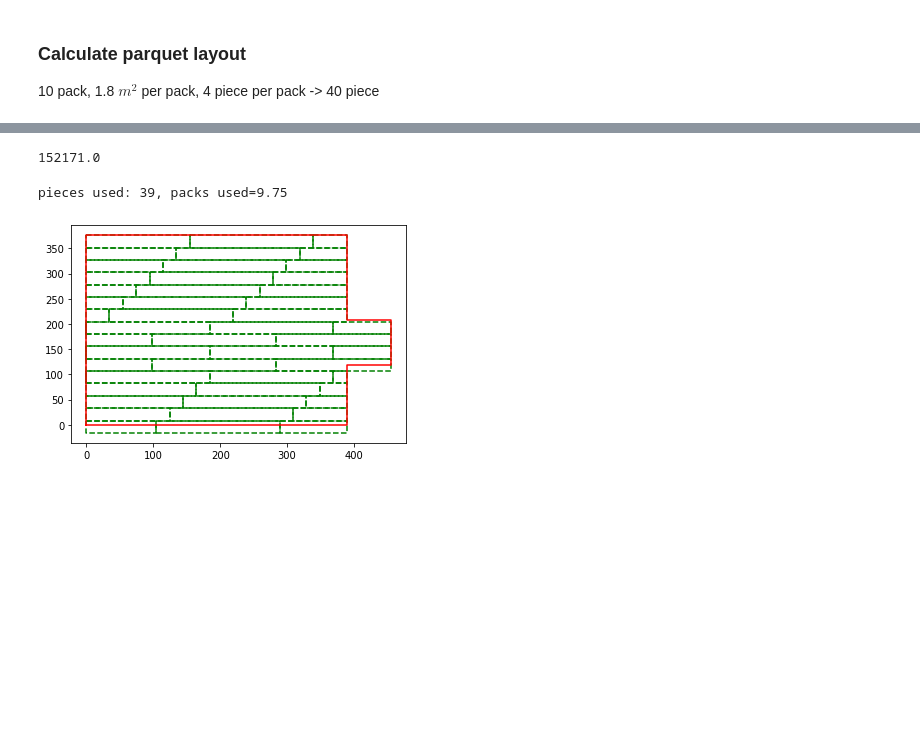
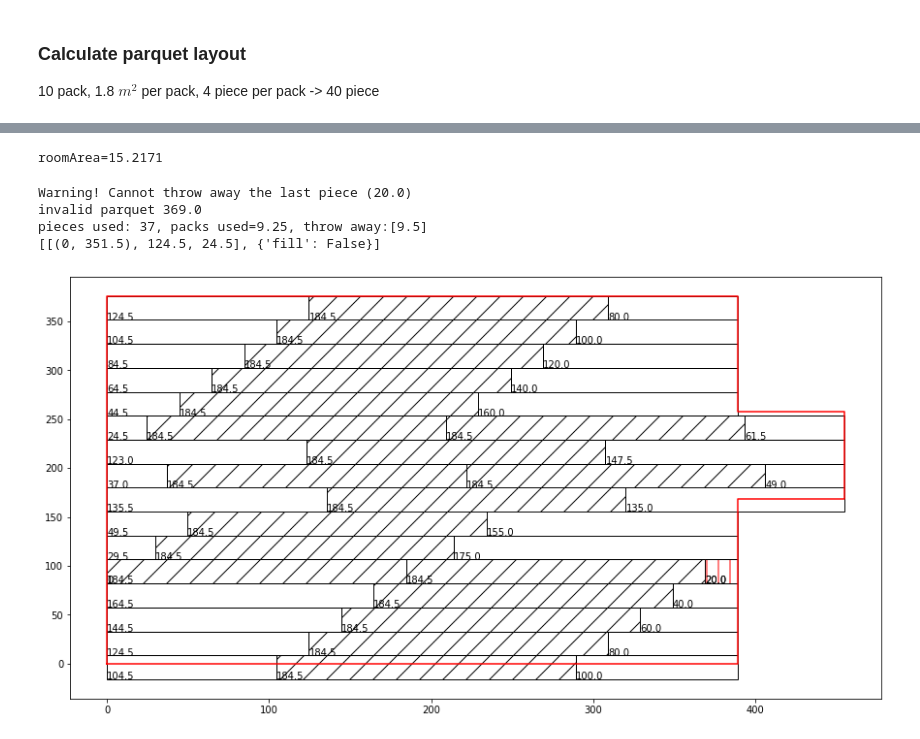
Before and after one commit to bdomokos74/practice_workbooks, a Jupyter notebook: parquet_layout.ipynb, the cells around one changed output, grey strips where cells are left out. Saved outputs shown, nothing was run; the diff lists cells and outputs as text; code cells hidden in the pictures; blank space fills up the shorter version.

```diff
--- a/parquet_layout.ipynb
+++ b/parquet_layout.ipynb
@@ -8,16 +9,16 @@ from pylab import rcParams
 rcParams['figure.figsize'] = 15, 8
 # %%
 # Input:
-firstCut = 30 # cut from first piece
-minWidth = 30 # minimum size of piece, if smaller, throw out
+firstCut = 60 # cut from first piece
+minWidth = 24 # minimum size of piece, if smaller, throw out
 # %%
 # Room dimensions
 x = 389
 y = 376
 x1 =66
-y1 = 118
+y1 = 168.5
 y2 = 89.5
-y3 = 168.5
+y3 = 118
 # %%
 # Parquet dimensions
 pHeight = 24.5
@@ -31,13 +32,21 @@ print(numInPack)
 # %%
-area = x*y+x1*y2
-print(area)
+print(f'roomArea={(x*y+x1*y2)/10000}')
 # %% [output]
-152171.0
+roomArea=15.2171
-# %%
-def createParquet(x0, y0, w=pWidth):
-    parquet= [[x0, y0], [x0+w, y0], [x0+w, y0-pHeight], [x0, y0-pHeight], [x0, y0]]
-    parquetCoords = [[p[0] for p in parquet], [p[1] for p in parquet]]
-    return parquetCoords
+# %%
+from math import fabs
+
+def createParquet(x0, y0, w=pWidth, full=True, invalid=False):
+
+    kwargs = {}
+    if full:
+        kwargs['hatch'] = '/'
+    if invalid:
+        print(f'invalid parquet {x0}')
+        kwargs['hatch'] = '|'
+        kwargs['color'] = 'r'
+    kwargs['fill'] = False
+    return [[(x0, y0-pHeight), w, pHeight], kwargs]
 # %%
 def layoutParquets():
     global pWidth, pHeight, firstCut
@@ -78,12 +102,21 @@ def layoutParquets():
 # %%
 #parquets = [createParquet(0, y), createParquet(pWidth, y)]
 parquets = layoutParquets()
+print(parquets[0])
 # %% [output]
-pieces used: 39, packs used=9.75
+Warning! Cannot throw away the last piece (20.0)
+invalid parquet 369.0
+pieces used: 37, packs used=9.25, throw away:[9.5]
+[[(0, 351.5), 124.5, 24.5], {'fill': False}]
 # %%
+
+fig, ax = plt.subplots()
 for p in parquets:
-    plt.plot(p[0],p[1], 'g--')
+    ax.add_patch(patches.Rectangle(*p[0], **p[1]))
+    if not p[1]['fill']:
+        ax.text(p[0][0][0], p[0][0][1], str(p[0][1]))
 plt.plot([0, x, x, x+x1, x+x1, x, x, 0, 0], [0, 0, y1, y1, y1+y2, y1+y2, y1+y2+y3,y1+y2+y3, 0], 'r')
+
 plt.show()
 # %% [output]
-[figure, old version]
+[figure, new version]
```
Also changed, not shown: parts of 3 cells of this notebook.
